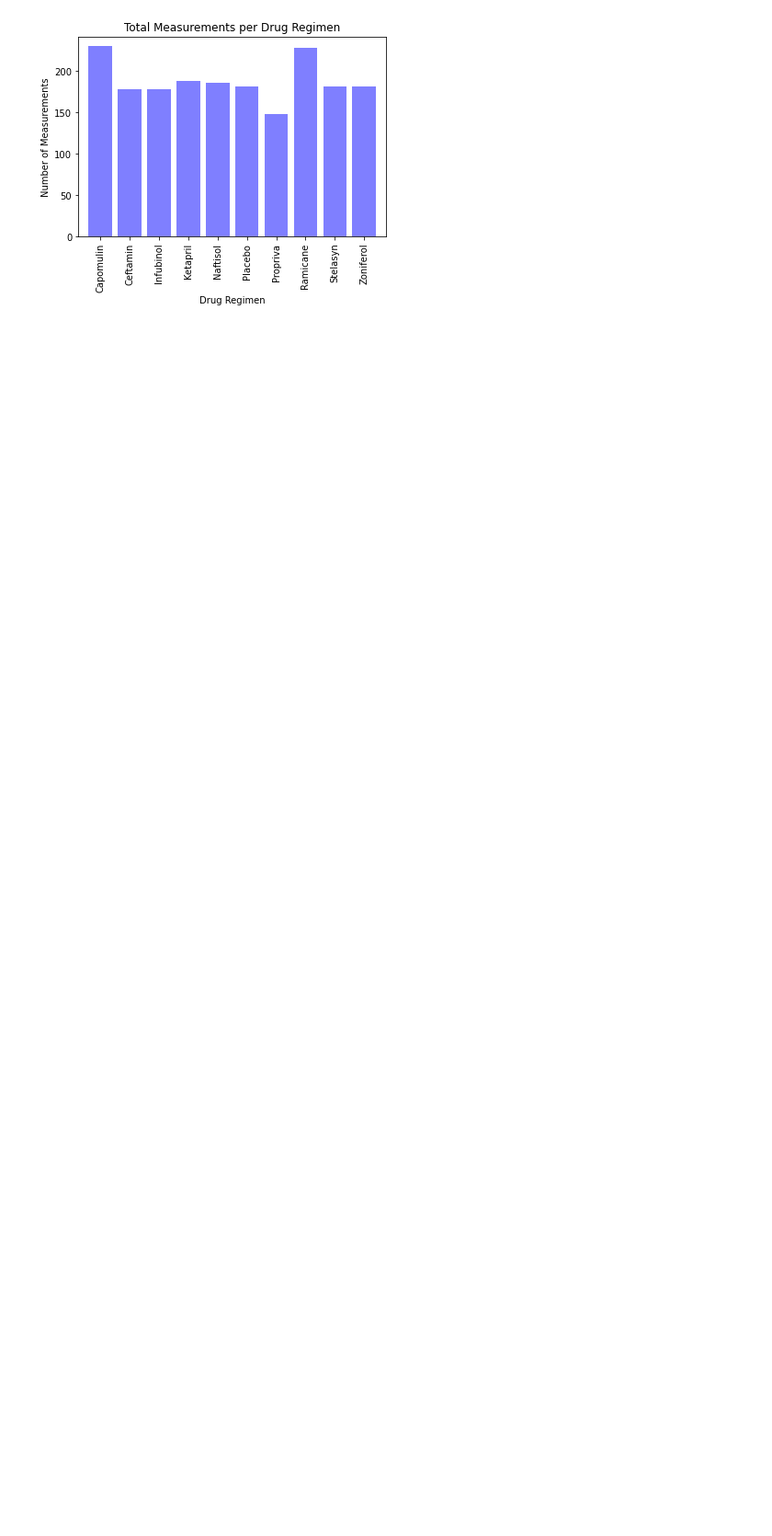
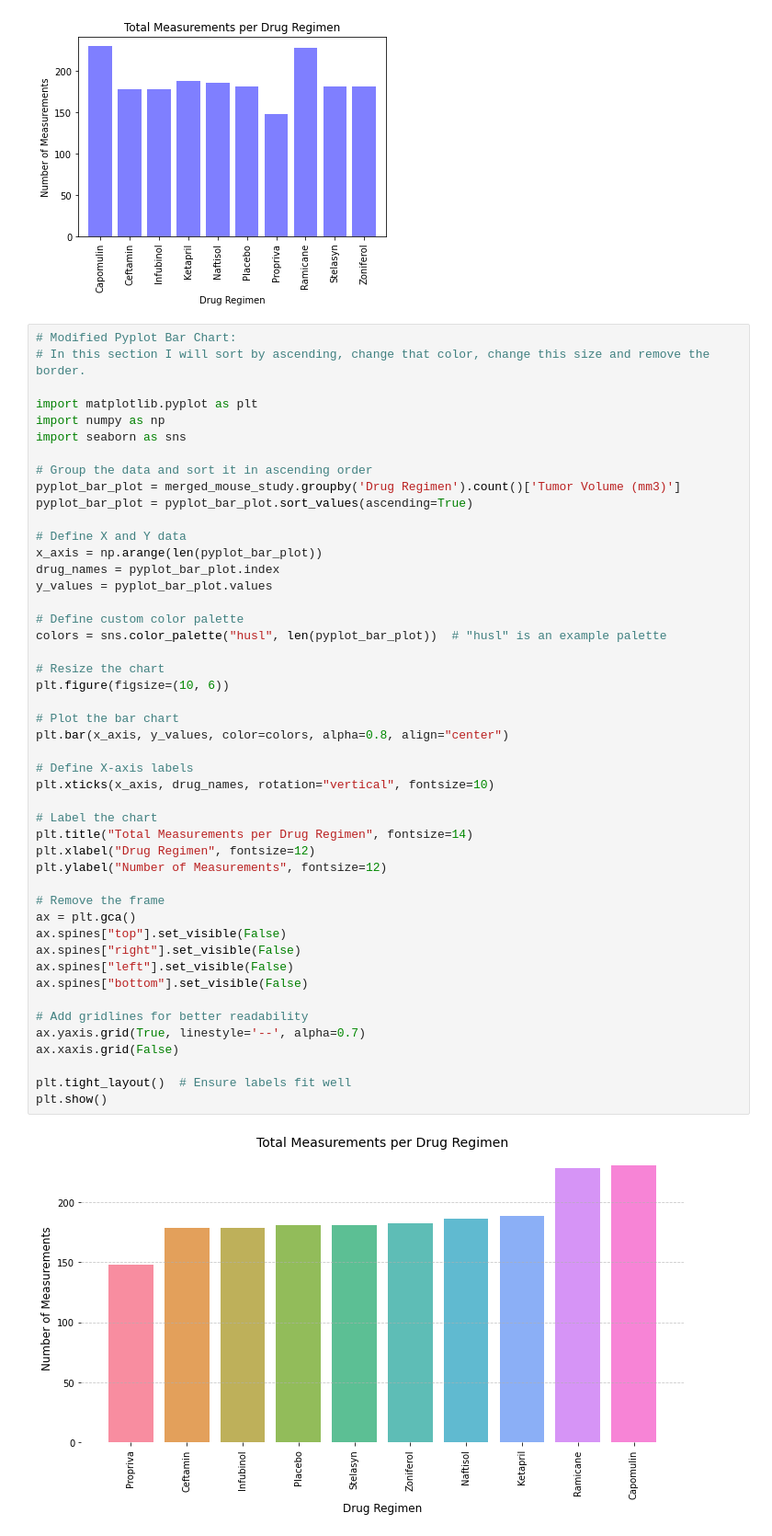
Before and after one commit to mathewqpmiller/Matplotlib-Pymaceuticals_Analysis, a Jupyter notebook: Matplotlib_Pharmaceuticals_Analysis.ipynb, the cells around one changed output. Shown: that part at 92% size. Cells and saved outputs as stored; diff of their text form; blank space fills up the shorter version.

Commit message:
Changing the Pyplot formant to be easier to read

```diff
--- a/Matplotlib_Pharmaceuticals_Analysis.ipynb
+++ b/Matplotlib_Pharmaceuticals_Analysis.ipynb
@@ -414,3 +415,52 @@ plt.ylabel("Number of Measurements")
 plt.show()
 # %% [output]
 [figure]
+# %%
+# Modified Pyplot Bar Chart:
+# In this section I will sort by ascending, change that color, change this size and remove the border.
+
+import matplotlib.pyplot as plt
+import numpy as np
+import seaborn as sns
+
+# Group the data and sort it in ascending order
+pyplot_bar_plot = merged_mouse_study.groupby('Drug Regimen').count()['Tumor Volume (mm3)']
+pyplot_bar_plot = pyplot_bar_plot.sort_values(ascending=True)
+
+# Define X and Y data
+x_axis = np.arange(len(pyplot_bar_plot))
+drug_names = pyplot_bar_plot.index
+y_values = pyplot_bar_plot.values
+
+# Define custom color palette
+colors = sns.color_palette("husl", len(pyplot_bar_plot))  # "husl" is an example palette
+
+# Resize the chart
+plt.figure(figsize=(10, 6))
+
+# Plot the bar chart
+plt.bar(x_axis, y_values, color=colors, alpha=0.8, align="center")
+
+# Define X-axis labels
+plt.xticks(x_axis, drug_names, rotation="vertical", fontsize=10)
+
+# Label the chart
+plt.title("Total Measurements per Drug Regimen", fontsize=14)
+plt.xlabel("Drug Regimen", fontsize=12)
+plt.ylabel("Number of Measurements", fontsize=12)
+
+# Remove the frame
+ax = plt.gca()
+ax.spines["top"].set_visible(False)
+ax.spines["right"].set_visible(False)
+ax.spines["left"].set_visible(False)
+ax.spines["bottom"].set_visible(False)
+
+# Add gridlines for better readability
+ax.yaxis.grid(True, linestyle='--', alpha=0.7)
+ax.xaxis.grid(False)
+
+plt.tight_layout()  # Ensure labels fit well
+plt.show()
+# %% [output]
+[figure, added]
```
Also changed, not shown: parts of 1 cell of this notebook, 3 other files.
